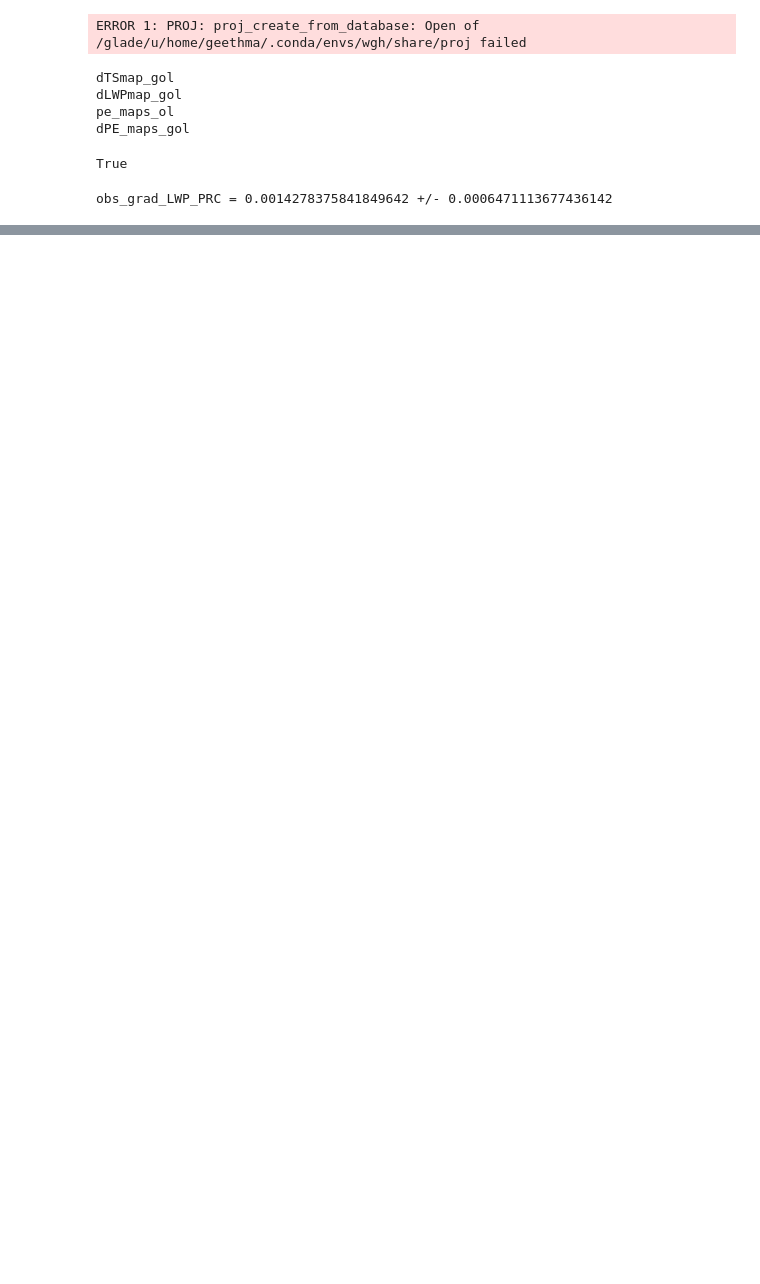
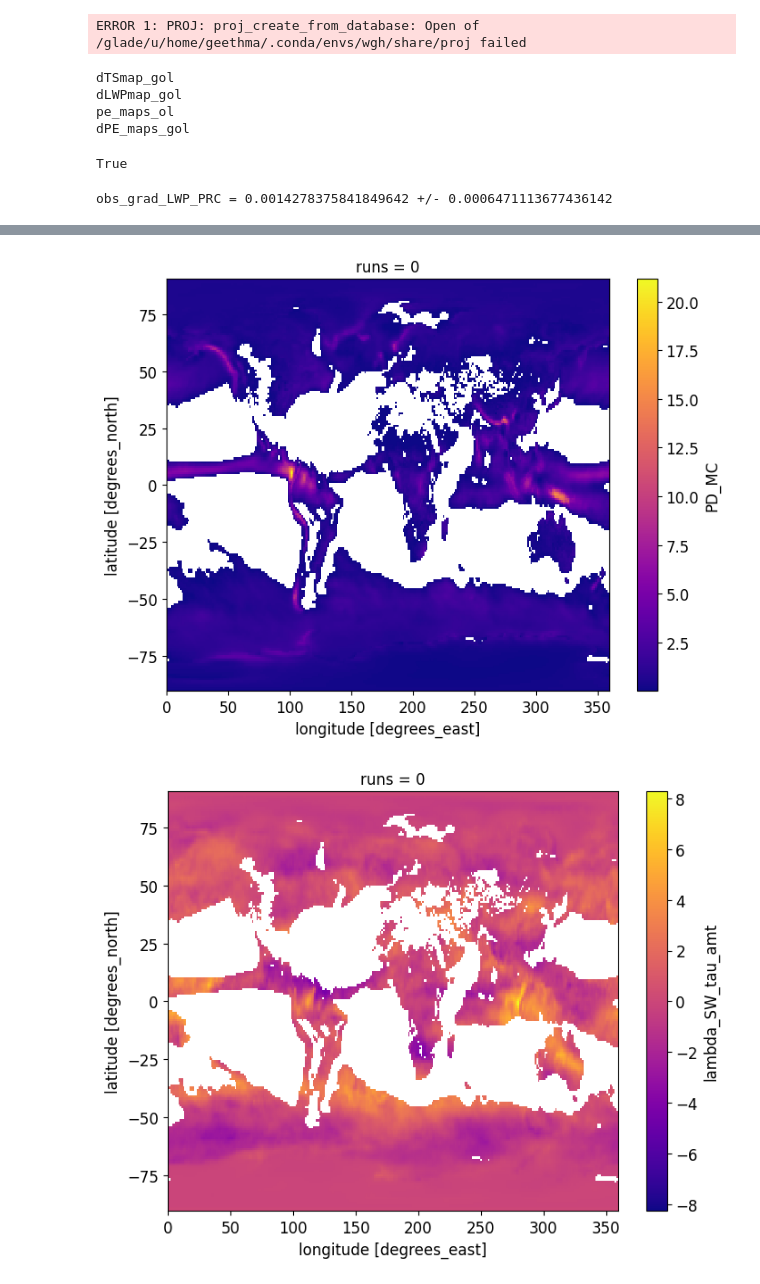
Before and after one commit to wgh-private/globalFB_precipeff, a Jupyter notebook: constraint_MC_regimes_function.ipynb, the cells around one changed output, grey strips where cells are left out. Cells and saved outputs as stored; diff of their text form; code cells hidden in the pictures; blank space fills up the shorter version.

```diff
--- a/constraint_MC_regimes_function.ipynb
+++ b/constraint_MC_regimes_function.ipynb
@@ -605,0 +476,26 @@ print(plt.colormaps())
+# %%
+give_var, give_var_nm = [pe_maps_ol, 'PD_MC']
+color_by, color_by_nm = [dLWP_g, '∆LWP']
+# lambda
+region_dic = {
+    'global' : [0, 90]
+}
+SWcld_tau_amt = trav_fbvar('SWcld_tau', region_dic)['global'] + trav_fbvar('SWcld_amt', region_dic)['global']
+SWcld_tau_amt = SWcld_tau_amt.sel(runs=common_members)
+SWcld_tau_amt = SWcld_tau_amt.transpose('runs', 'lat', 'lon')
+totcld_tau_amt, totcld_tau_amt_nm = [SWcld_tau_amt, 'lambda_SW_tau_amt']
+
+constrained_positive, cf_mean_positive = pos_correlation(
+    give_var, give_var_nm,
+    color_by, color_by_nm,
+    totcld_tau_amt, totcld_tau_amt_nm
+)
+
+constrained_negative, cf_mean_negative = neg_correlation(
+    give_var, give_var_nm,
+    color_by, color_by_nm,
+    totcld_tau_amt, totcld_tau_amt_nm
+)
+# %% [output]
+[figure, added]
+[figure, added]
```
Also changed, not shown: parts of 8 cells of this notebook.
